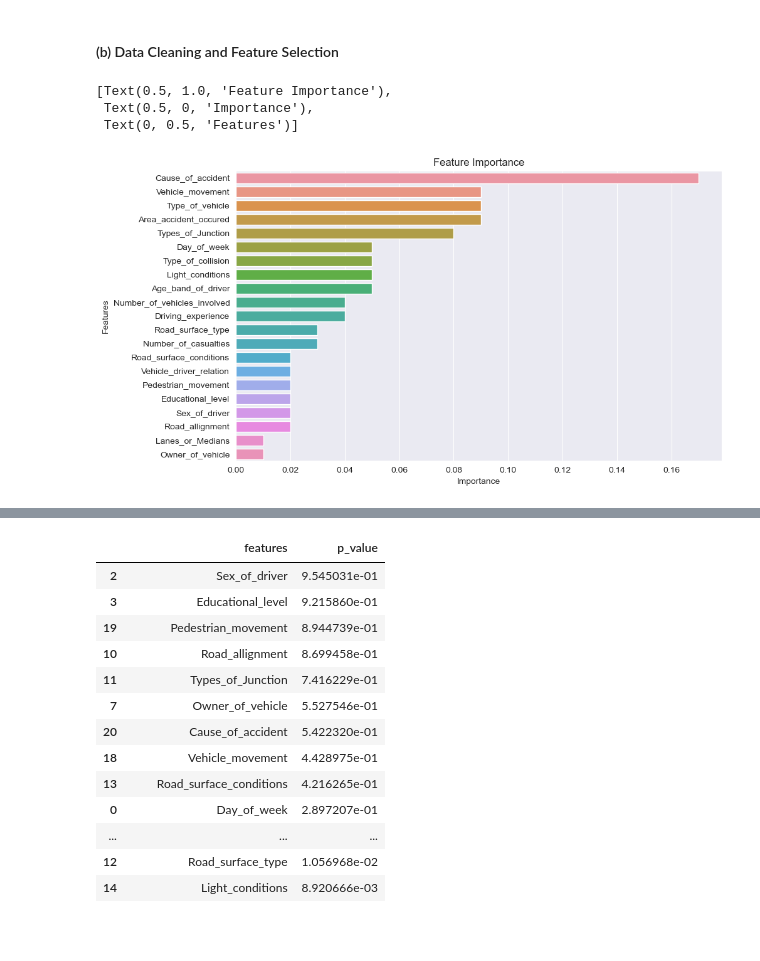
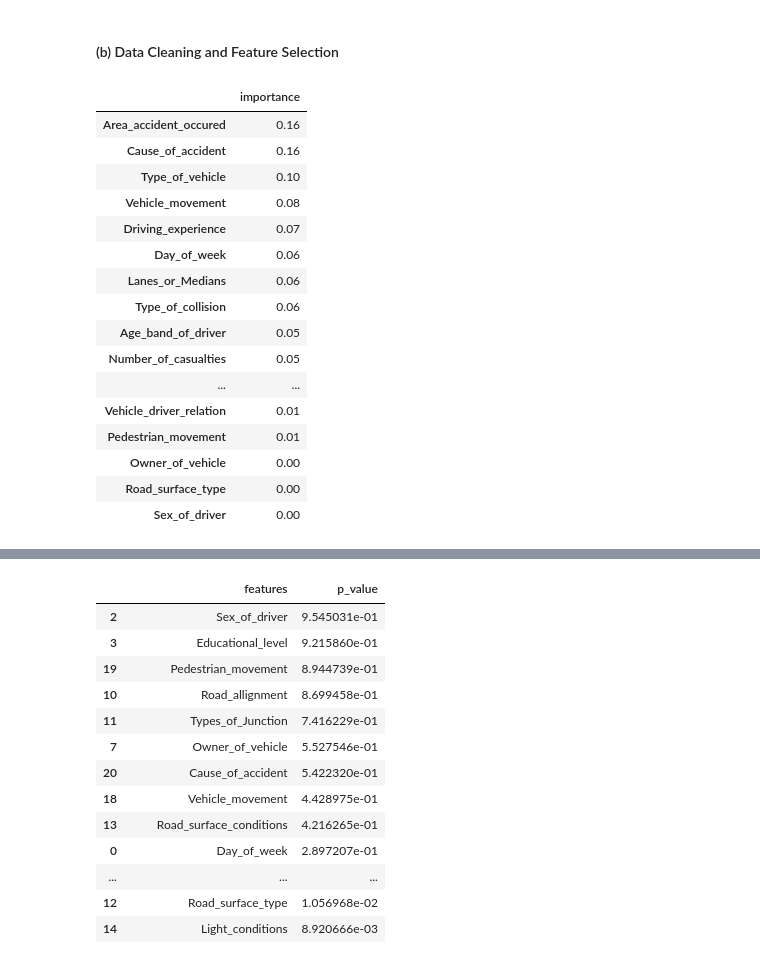
Before and after one commit to JimmyZJC/GR5243-Group-Project, a Jupyter notebook: Notebook/Group Project 2.ipynb, the cells around one changed output, grey strips where cells are left out. Saved outputs shown, nothing was run; the diff lists cells and outputs as text; code cells hidden in the pictures; blank space fills up the shorter version.

```diff
--- a/Notebook/Group Project 2.ipynb
+++ b/Notebook/Group Project 2.ipynb
@@ -43,38 +43,52 @@ eta_fs = eta.copy()
 eta_fs[numerical] = scaler.fit_transform(eta_fs[numerical])
 y_ada = eta_fs["Accident_severity"]
 X_ada = pd.get_dummies(eta_fs, columns = categorical, drop_first = True)
 X_ada = X_ada.drop("Accident_severity", axis = 1)
 
+from imblearn.over_sampling import SMOTE
+smote = SMOTE()
+X_smote, y_smote = smote.fit_resample(X_ada, y_ada)
 
 from sklearn.model_selection import train_test_split
-X_train, X_test, y_train, y_test = train_test_split(X_ada, y_ada, test_size = 0.2, random_state = 233)
+X_train, X_test, y_train, y_test = train_test_split(X_smote, y_smote, test_size = 0.2, random_state = 233)
 
 from sklearn.ensemble import AdaBoostClassifier
 from sklearn.tree import DecisionTreeClassifier
 ada = AdaBoostClassifier(DecisionTreeClassifier(max_depth = 1), n_estimators = 100)
 ada.fit(X_train, y_train)
 y_pred = ada.predict(X_test)
 
 feature_importance = np.mean([tree.feature_importances_ for tree in ada.estimators_], axis = 0)
 feature_importance = pd.DataFrame(feature_importance, index = X_train.columns, columns = ["importance"]).sort_values("importance", ascending = False)
 aggregated_features = {}
 variable_index = categorical + numerical
 for feature in variable_index:
     for i in range(len(feature_importance.index)):
         if feature in feature_importance.index[i]:
             if feature in aggregated_features:
                 aggregated_features[feature] += feature_importance.iloc[i, 0]
             else:
                 aggregated_features[feature] = feature_importance.iloc[i, 0]
         else:
             if feature not in aggregated_features:
                 aggregated_features[feature] = 0
 aggregated_features = pd.DataFrame.from_dict(aggregated_features, orient = "index", columns = ["importance"]).sort_values("importance", ascending = False)
-
-plt.figure(figsize = (10, 6))
-sns.barplot(x = aggregated_features["importance"], y = aggregated_features.index).set(title = "Feature Importance", xlabel = "Importance", ylabel = "Features");
+aggregated_features
 # %% [output]
-[Text(0.5, 1.0, 'Feature Importance'),
- Text(0.5, 0, 'Importance'),
- Text(0, 0.5, 'Features')]
-[figure, removed]
+|  | importance |
+| Area_accident_occured | 0.16 |
+| Cause_of_accident | 0.16 |
+| Type_of_vehicle | 0.10 |
+| Vehicle_movement | 0.08 |
+| Driving_experience | 0.07 |
+| Day_of_week | 0.06 |
+| Lanes_or_Medians | 0.06 |
+| Type_of_collision | 0.06 |
+| Age_band_of_driver | 0.05 |
+| Number_of_casualties | 0.05 |
+| ... | ... |
+| Vehicle_driver_relation | 0.01 |
+| Pedestrian_movement | 0.01 |
+| Owner_of_vehicle | 0.00 |
+| Road_surface_type | 0.00 |
+| Sex_of_driver | 0.00 |
```
Also changed, not shown: parts of 11 cells of this notebook.
